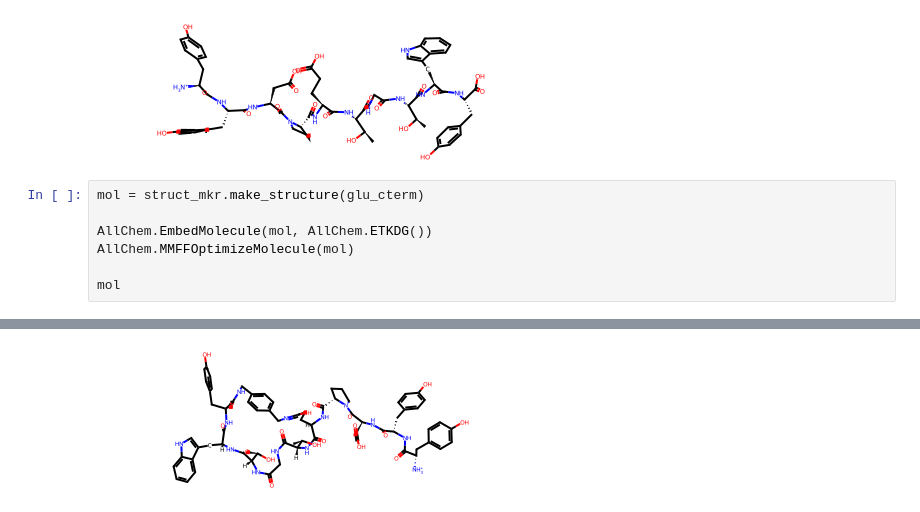
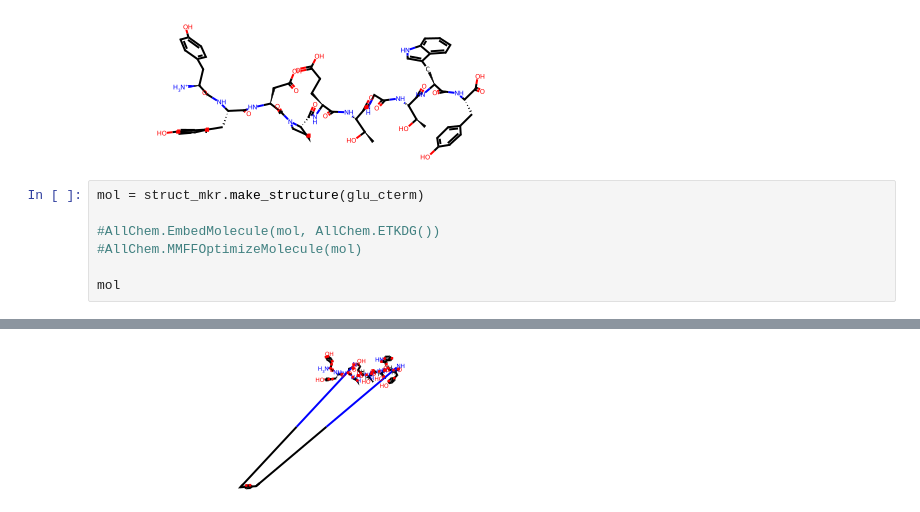
Before and after one commit to benjfdup/pyclops, a Jupyter notebook: examples/bens_notebook.ipynb, the cells around one changed output, grey strips where cells are left out. Saved outputs shown, nothing was run; the diff lists cells and outputs as text.

```diff
--- a/examples/bens_notebook.ipynb
+++ b/examples/bens_notebook.ipynb
@@ -116,8 +116,8 @@ struct_mkr.initial_rdkit_mol
 # %%
 mol = struct_mkr.make_structure(glu_cterm)
 
-AllChem.EmbedMolecule(mol, AllChem.ETKDG())
-AllChem.MMFFOptimizeMolecule(mol)
+#AllChem.EmbedMolecule(mol, AllChem.ETKDG())
+#AllChem.MMFFOptimizeMolecule(mol)
 
 mol
 # %% [output]
@@ -126 +124 @@ mol
-[figure, old version]
+[figure, new version]
```
Also changed, not shown: parts of 4 cells of this notebook, 2 other files.
